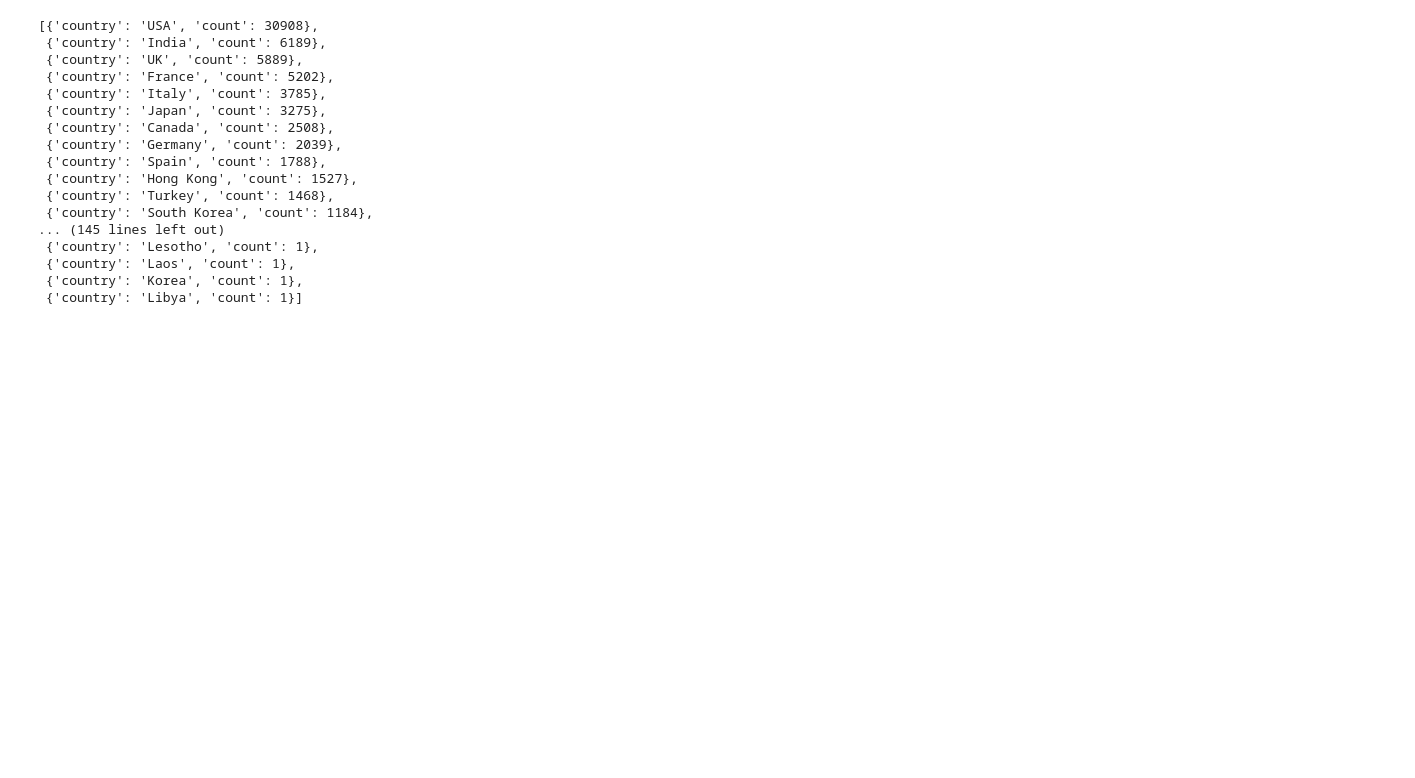
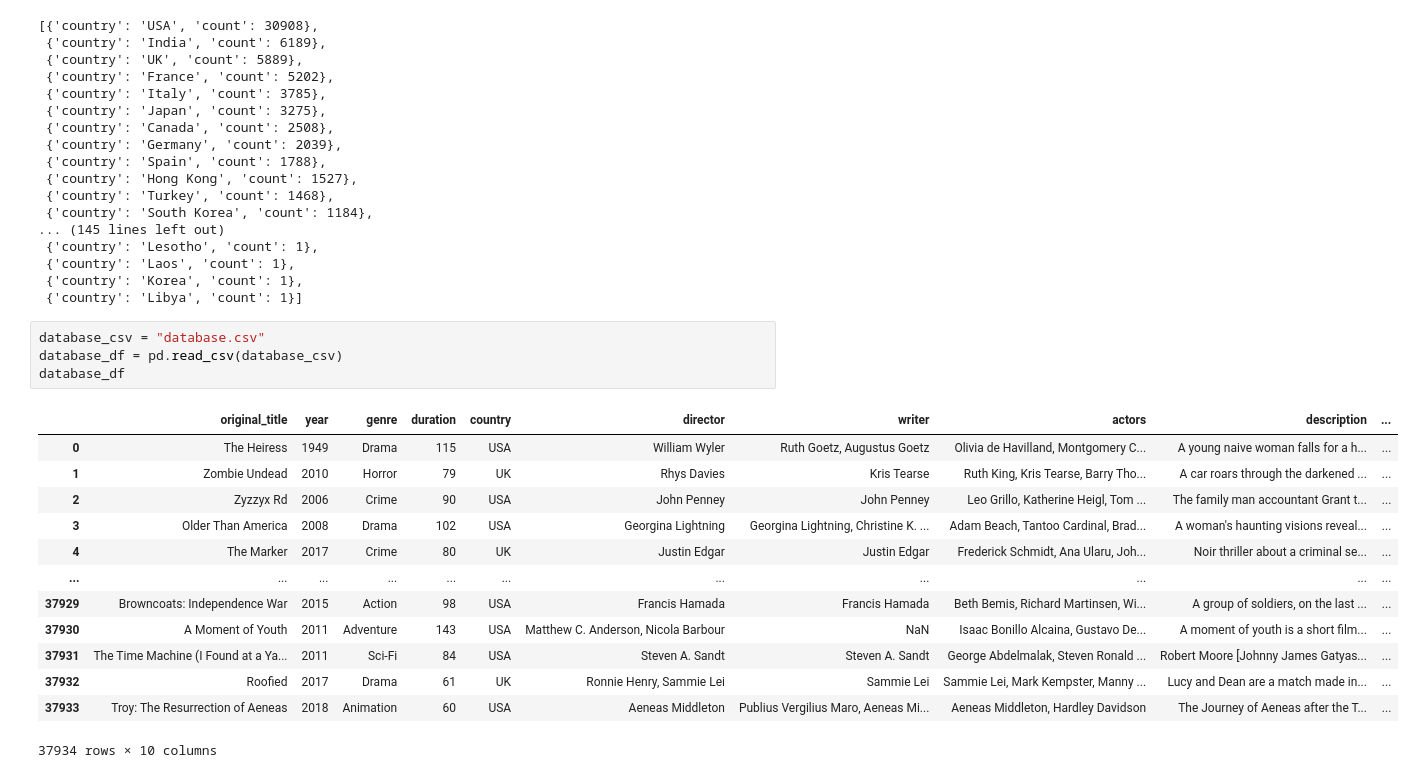
Before and after one commit to LP-116/Project-3, a Jupyter notebook: Development code/Route_code.ipynb, the cells around one changed output. Cells and saved outputs as stored; diff of their text form; blank space fills up the shorter version.

```diff
--- a/Development code/Route_code.ipynb
+++ b/Development code/Route_code.ipynb
@@ -269,3 +269,21 @@ country_df.to_dict('records')
  {'country': 'Laos', 'count': 1},
  {'country': 'Korea', 'count': 1},
  {'country': 'Libya', 'count': 1}]
+# %%
+database_csv = "database.csv"
+database_df = pd.read_csv(database_csv)
+database_df
+# %% [output]
+|  | original_title | year | genre | duration | country | director | writer | actors | description | ... |
+| 0 | The Heiress | 1949 | Drama | 115 | USA | William Wyler | Ruth Goetz, Augustus Goetz | Olivia de Havilland, Montgomery C... | A young naive woman falls for a h... | ... |
+| 1 | Zombie Undead | 2010 | Horror | 79 | UK | Rhys Davies | Kris Tearse | Ruth King, Kris Tearse, Barry Tho... | A car roars through the darkened ... | ... |
+| 2 | Zyzzyx Rd | 2006 | Crime | 90 | USA | John Penney | John Penney | Leo Grillo, Katherine Heigl, Tom ... | The family man accountant Grant t... | ... |
+| 3 | Older Than America | 2008 | Drama | 102 | USA | Georgina Lightning | Georgina Lightning, Christine K. ... | Adam Beach, Tantoo Cardinal, Brad... | A woman's haunting visions reveal... | ... |
+| 4 | The Marker | 2017 | Crime | 80 | UK | Justin Edgar | Justin Edgar | Frederick Schmidt, Ana Ularu, Joh... | Noir thriller about a criminal se... | ... |
+| ... | ... | ... | ... | ... | ... | ... | ... | ... | ... | ... |
+| 37929 | Browncoats: Independence War | 2015 | Action | 98 | USA | Francis Hamada | Francis Hamada | Beth Bemis, Richard Martinsen, Wi... | A group of soldiers, on the last ... | ... |
+| 37930 | A Moment of Youth | 2011 | Adventure | 143 | USA | Matthew C. Anderson, Nicola Barbour | NaN | Isaac Bonillo Alcaina, Gustavo De... | A moment of youth is a short film... | ... |
+| 37931 | The Time Machine (I Found at a Ya... | 2011 | Sci-Fi | 84 | USA | Steven A. Sandt | Steven A. Sandt | George Abdelmalak, Steven Ronald ... | Robert Moore [Johnny James Gatyas... | ... |
+| 37932 | Roofied | 2017 | Drama | 61 | UK | Ronnie Henry, Sammie Lei | Sammie Lei | Sammie Lei, Mark Kempster, Manny ... | Lucy and Dean are a match made in... | ... |
+| 37933 | Troy: The Resurrection of Aeneas | 2018 | Animation | 60 | USA | Aeneas Middleton | Publius Vergilius Maro, Aeneas Mi... | Aeneas Middleton, Hardley Davidson | The Journey of Aeneas after the T... | ... |
+37934 rows × 10 columns
```
Also changed, not shown: parts of 1 cell of this notebook, 11 other files.
